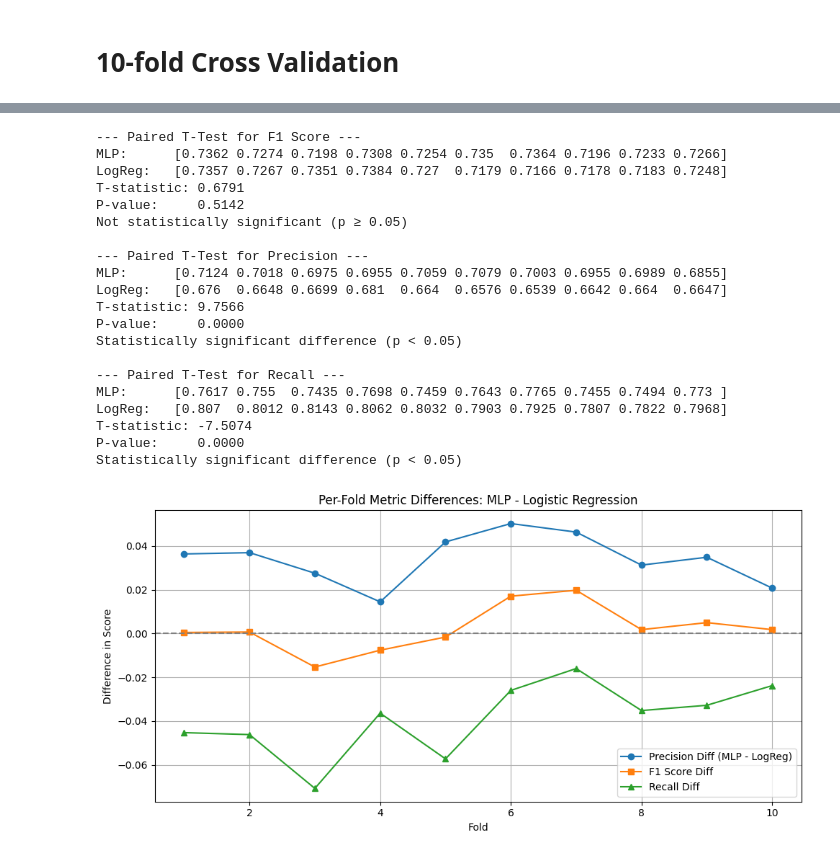
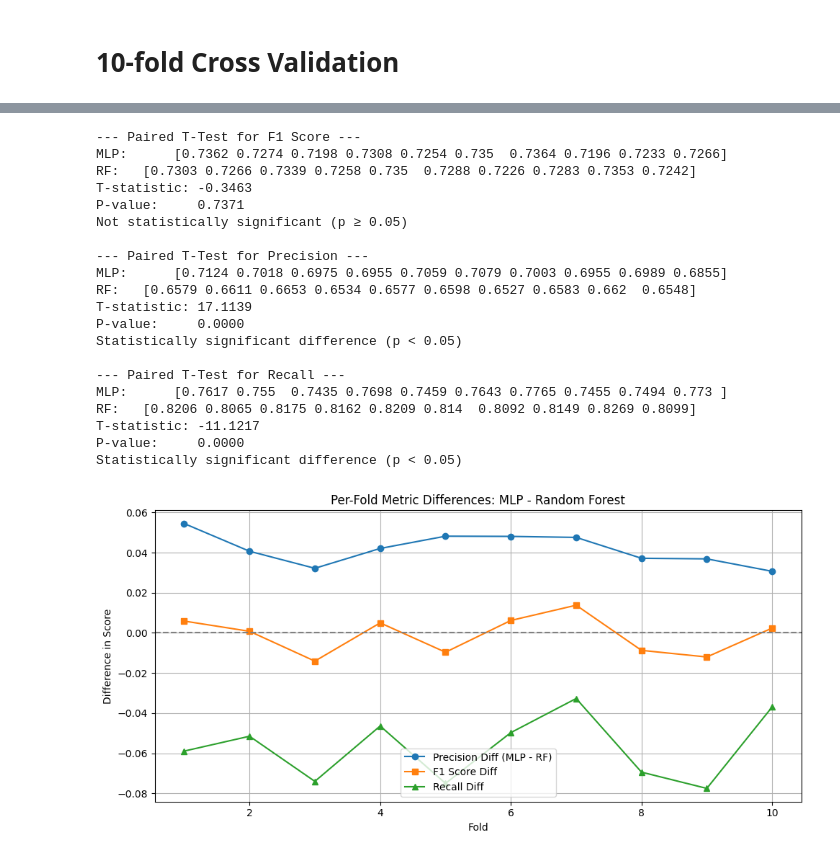
Before and after one commit to Timothyng28/Cardio-Prediction-Model, a Jupyter notebook: LogReg.ipynb, the cells around one changed output, grey strips where cells are left out. Saved outputs shown, nothing was run; the diff lists cells and outputs as text; code cells hidden in the pictures.

```diff
--- a/LogReg.ipynb
+++ b/LogReg.ipynb
@@ -506,35 +567,33 @@ mlp_recall_scores = [
     0.7643, 0.7765, 0.7455, 0.7494, 0.7730
 ]
 
-# === Logistic Regression scores ===
-logreg_f1_scores = [
-    0.7357, 0.7267, 0.7351, 0.7384, 0.7270,
-    0.7179, 0.7166, 0.7178, 0.7183, 0.7248
+# === RF scores ===
+RF_f1_scores = [
+    0.7303, 0.7266, 0.73386, 0.7258, 0.73503,
+    0.7288, 0.7226, 0.7283, 0.7353, 0.7242
 ]
-
-logreg_precision_scores = [
-    0.6760, 0.6648, 0.6699, 0.6810, 0.6640,
-    0.6576, 0.6539, 0.6642, 0.6640, 0.6647
+RF_precision_scores = [
+    0.6579, 0.6611, 0.6653, 0.6534, 0.6577,
+    0.6598, 0.6527, 0.6583, 0.6620, 0.6548
 ]
-
-logreg_recall_scores = [
-    0.8070, 0.8012, 0.8143, 0.8062, 0.8032,
-    0.7903, 0.7925, 0.7807, 0.7822, 0.7968
+RF_recall_scores = [
+    0.8206, 0.8065, 0.8175, 0.8162, 0.8209,
+    0.8140, 0.8092, 0.8149, 0.8269, 0.8099
 ]
 
 # === Paired t-test for each metric ===
 
 metrics = {
-    "F1 Score": (mlp_f1_scores, logreg_f1_scores),
-    "Precision": (mlp_precision_scores, logreg_precision_scores),
-    "Recall": (mlp_recall_scores, logreg_recall_scores)
+    "F1 Score": (mlp_f1_scores, RF_f1_scores),
+    "Precision": (mlp_precision_scores, RF_precision_scores),
+    "Recall": (mlp_recall_scores, RF_recall_scores)
 }
 
-for metric, (mlp_vals, logreg_vals) in metrics.items():
-    t_stat, p_val = ttest_rel(mlp_vals, logreg_vals)
+for metric, (mlp_vals, RF_vals) in metrics.items():
+    t_stat, p_val = ttest_rel(mlp_vals, RF_vals)
     print(f"\n--- Paired T-Test for {metric} ---")
     print("MLP:     ", np.round(mlp_vals, 4))
-    print("LogReg:  ", np.round(logreg_vals, 4))
+    print("RF:  ", np.round(RF_vals, 4))
     print(f"T-statistic: {t_stat:.4f}")
     print(f"P-value:     {p_val:.4f}")
 
@@ -545,41 +604,41 @@ for metric, (mlp_vals, logreg_vals) in metrics.items():
 # %% [output]
 --- Paired T-Test for F1 Score ---
 MLP:      [0.7362 0.7274 0.7198 0.7308 0.7254 0.735  0.7364 0.7196 0.7233 0.7266]
-LogReg:   [0.7357 0.7267 0.7351 0.7384 0.727  0.7179 0.7166 0.7178 0.7183 0.7248]
-T-statistic: 0.6791
-P-value:     0.5142
+RF:   [0.7303 0.7266 0.7339 0.7258 0.735  0.7288 0.7226 0.7283 0.7353 0.7242]
+T-statistic: -0.3463
+P-value:     0.7371
 Not statistically significant (p ≥ 0.05)
 
 --- Paired T-Test for Precision ---
 MLP:      [0.7124 0.7018 0.6975 0.6955 0.7059 0.7079 0.7003 0.6955 0.6989 0.6855]
-LogReg:   [0.676  0.6648 0.6699 0.681  0.664  0.6576 0.6539 0.6642 0.664  0.6647]
-T-statistic: 9.7566
+RF:   [0.6579 0.6611 0.6653 0.6534 0.6577 0.6598 0.6527 0.6583 0.662  0.6548]
+T-statistic: 17.1139
 P-value:     0.0000
 Statistically significant difference (p < 0.05)
 
 --- Paired T-Test for Recall ---
 MLP:      [0.7617 0.755  0.7435 0.7698 0.7459 0.7643 0.7765 0.7455 0.7494 0.773 ]
-LogReg:   [0.807  0.8012 0.8143 0.8062 0.8032 0.7903 0.7925 0.7807 0.7822 0.7968]
-T-statistic: -7.5074
+RF:   [0.8206 0.8065 0.8175 0.8162 0.8209 0.814  0.8092 0.8149 0.8269 0.8099]
+T-statistic: -11.1217
 P-value:     0.0000
 Statistically significant difference (p < 0.05)
 # %%
 # === Plotting the differences ===
 folds = np.arange(1, 11)
 
 plt.figure(figsize=(10, 5))
 
-plt.plot(folds, np.array(mlp_precision_scores) - np.array(logreg_precision_scores), marker='o', label='Precision Diff (MLP - LogReg)')
-plt.plot(folds, np.array(mlp_f1_scores) - np.array(logreg_f1_scores), marker='s', label='F1 Score Diff')
-plt.plot(folds, np.array(mlp_recall_scores) - np.array(logreg_recall_scores), marker='^', label='Recall Diff')
+plt.plot(folds, np.array(mlp_precision_scores) - np.array(RF_precision_scores), marker='o', label='Precision Diff (MLP - RF)')
+plt.plot(folds, np.array(mlp_f1_scores) - np.array(RF_f1_scores), marker='s', label='F1 Score Diff')
+plt.plot(folds, np.array(mlp_recall_scores) - np.array(RF_recall_scores), marker='^', label='Recall Diff')
 
 plt.axhline(0, color='gray', linestyle='--')
-plt.title('Per-Fold Metric Differences: MLP - Logistic Regression')
+plt.title('Per-Fold Metric Differences: MLP - Random Forest')
 plt.xlabel('Fold')
 plt.ylabel('Difference in Score')
 plt.legend()
 plt.grid(True)
 plt.tight_layout()
 plt.show()
 # %% [output]
-[figure, old version]
+[figure, new version]
```
Also changed, not shown: parts of 7 cells of this notebook, 2 other files.
